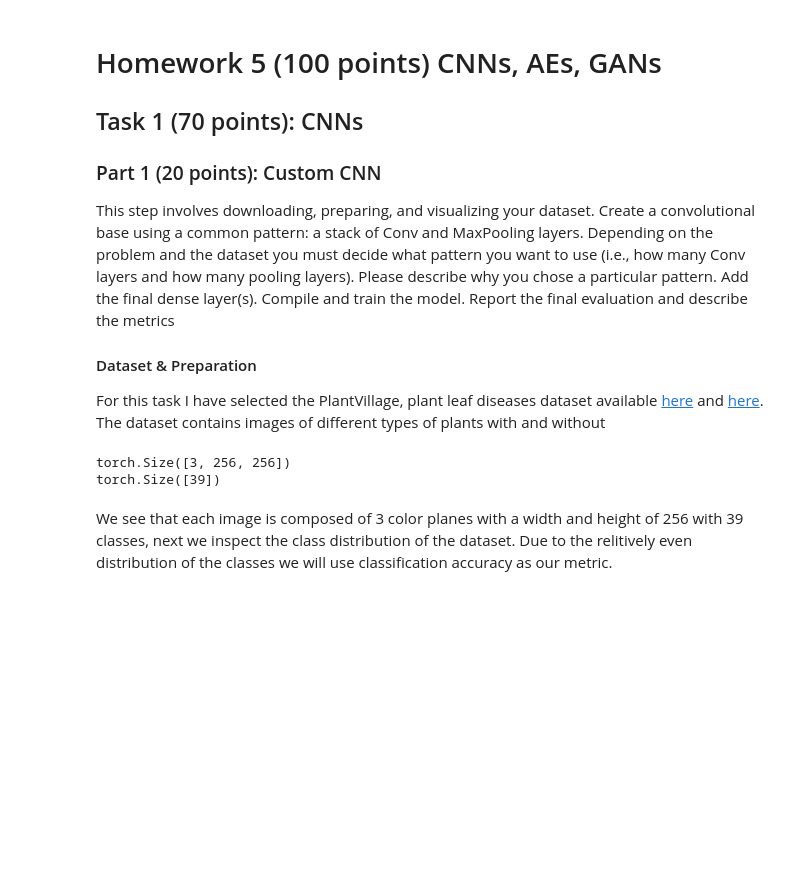
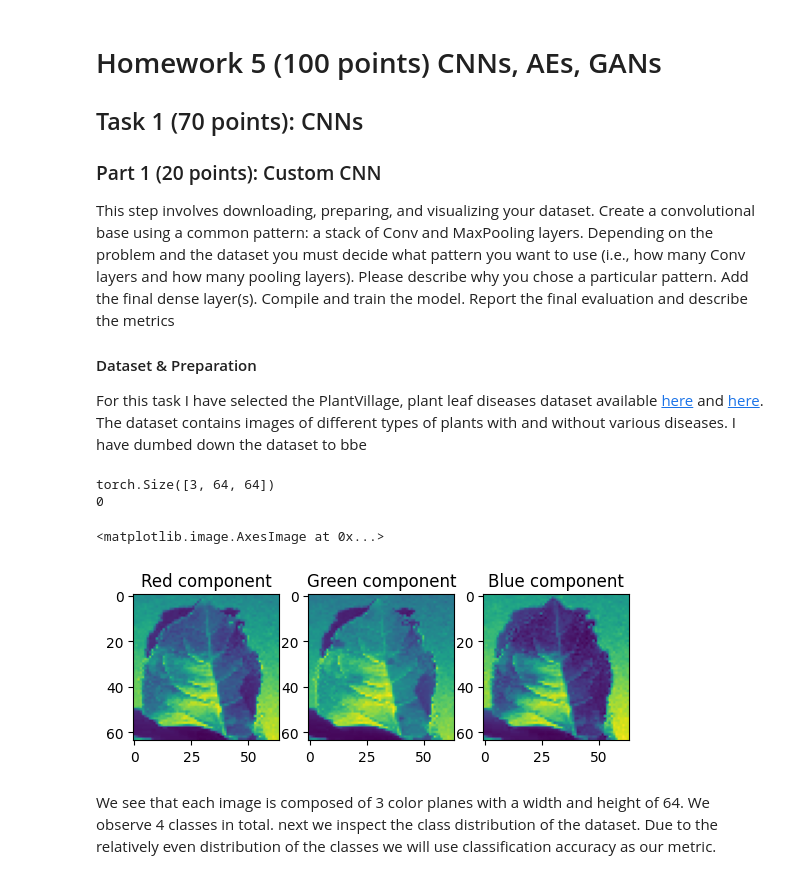
Before and after one commit to James-Oswald/CSCI-6962-Projects-in-ML-AI, a Jupyter notebook: hw5/hw5.ipynb, the cells around one changed output. Drawn from its saved outputs; the diff is of its cells as text; code cells hidden in the pictures; blank space fills up the shorter version.

Commit message:
Task 1 part 1

```diff
--- a/hw5/hw5.ipynb
+++ b/hw5/hw5.ipynb
@@ -13,7 +13,7 @@ Compile and train the model. Report the final evaluation and describe the metric
 
 #### Dataset & Preparation
 
-For this task I have selected the PlantVillage, plant leaf diseases dataset available [here](https://data.mendeley.com/datasets/tywbtsjrjv/1) and [here](https://paperswithcode.com/dataset/plantvillage). The dataset contains images of different types of plants with and without
+For this task I have selected the PlantVillage, plant leaf diseases dataset available [here](https://data.mendeley.com/datasets/tywbtsjrjv/1) and [here](https://paperswithcode.com/dataset/plantvillage). The dataset contains images of different types of plants with and without various diseases. I have dumbed down the dataset to bbe
 # %%
 import os
 
@@ -40,11 +45,22 @@ class PlantVillageDataset(torch.utils.data.Dataset):
-# %%
-dataset = PlantVillageDataset()
-print(dataset[0][0].shape)
-print(dataset[0][1].shape)
-# %% [output]
-torch.Size([3, 256, 256])
-torch.Size([39])
+# %%
+import matplotlib.pyplot as plt
+
+print(dataset[10][0].shape)
+print(dataset[10][1])
+
+fig, ax = plt.subplots(ncols=3)
+ax[0].set_title("Red component")
+ax[0].imshow(dataset[10][0][0])
+ax[1].set_title("Green component")
+ax[1].imshow(dataset[10][0][1])
+ax[2].set_title("Blue component")
+ax[2].imshow(dataset[10][0][2])
+# %% [output]
+torch.Size([3, 64, 64])
+0
+<matplotlib.image.AxesImage at 0x...>
+[figure, added]
 # %% [markdown]
-We see that each image is composed of 3 color planes with a width and height of 256 with 39 classes, next we inspect the class distribution of the dataset. Due to the relitively even distribution of the classes we will use classification accuracy as our metric.
+We see that each image is composed of 3 color planes with a width and height of 64. We observe 4 classes in total. next we inspect the class distribution of the dataset. Due to the relatively even distribution of the classes we will use classification accuracy as our metric.
 # %%
 import numpy as np
```
Also changed, not shown: parts of 11 cells of this notebook.
